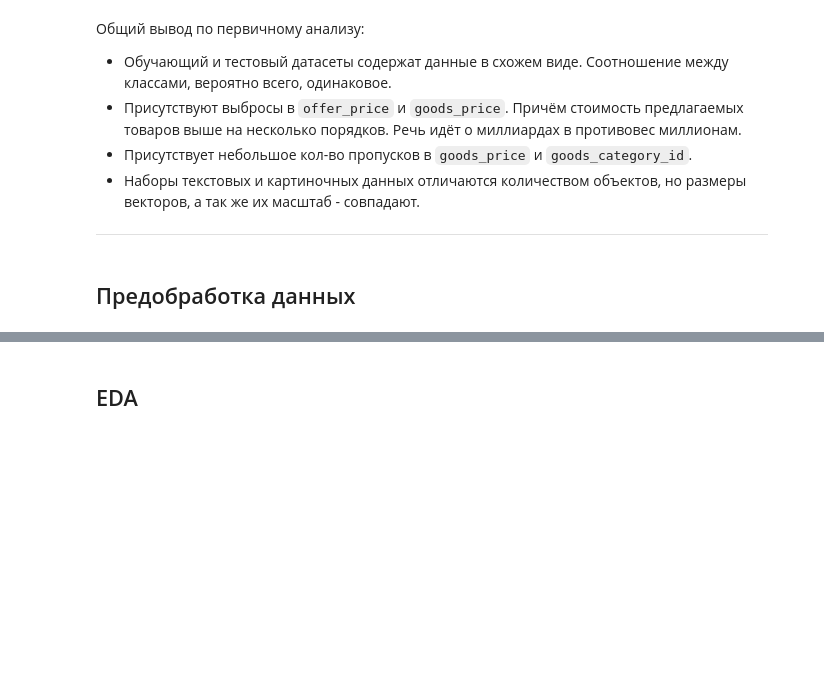
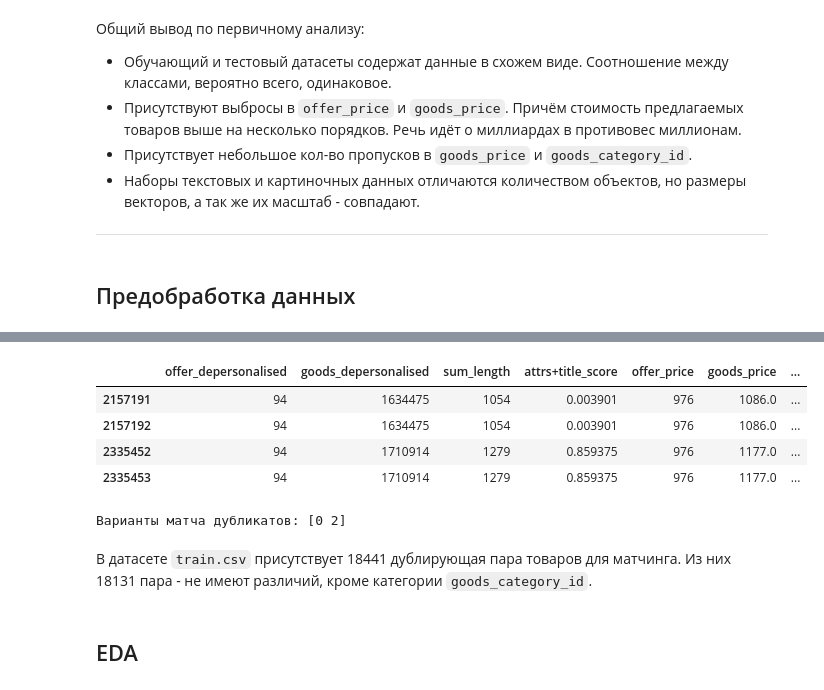
Before and after one commit to Danspers/Samokat.tech-Matching, a Jupyter notebook: Samokat.tech-Matching.ipynb, the cells around one changed output, grey strips where cells are left out. Drawn from its saved outputs; the diff is of its cells as text; code cells hidden in the pictures; blank space fills up the shorter version.

```diff
--- a/Samokat.tech-Matching.ipynb
+++ b/Samokat.tech-Matching.ipynb
@@ -607,0 +600,14 @@ train_df[train_df[id_columns].duplicated(keep=False)].sort_values(by=id_columns)
+# %%
+id_columns = ['offer_depersonalised', 'goods_depersonalised']
+display(train_df[train_df.drop(['goods_category_id'], axis=1).duplicated(keep=False)].sort_values(by=id_columns).head(4))
+
+double_columns = ['offer_depersonalised', 'goods_depersonalised', 'target']
+double = train_df[train_df[double_columns].duplicated(keep=False)].sort_values(id_columns)
+print('Варианты матча дубликатов:', double.groupby(id_columns)['target'].sum().unique())
+# %% [output]
+|  | offer_depersonalised | goods_depersonalised | sum_length | attrs+title_score | offer_price | goods_price | ... |
+| 2157191 | 94 | 1634475 | 1054 | 0.003901 | 976 | 1086.0 | ... |
+| 2157192 | 94 | 1634475 | 1054 | 0.003901 | 976 | 1086.0 | ... |
+| 2335452 | 94 | 1710914 | 1279 | 0.859375 | 976 | 1177.0 | ... |
+| 2335453 | 94 | 1710914 | 1279 | 0.859375 | 976 | 1177.0 | ... |
+Варианты матча дубликатов: [0 2]
@@ -608,3 +621,5 @@ train_df[train_df[id_columns].duplicated(keep=False)].sort_values(by=id_columns)
+# %% [markdown]
+В датасете `train.csv` присутствует 18441 дублирующая пара товаров для матчинга. Из них 18131 пара - не имеют различий, кроме категории `goods_category_id`.
 # %% [markdown]
 ## EDA
 # %% [markdown]
```
Also changed, not shown: parts of 29 cells of this notebook.
